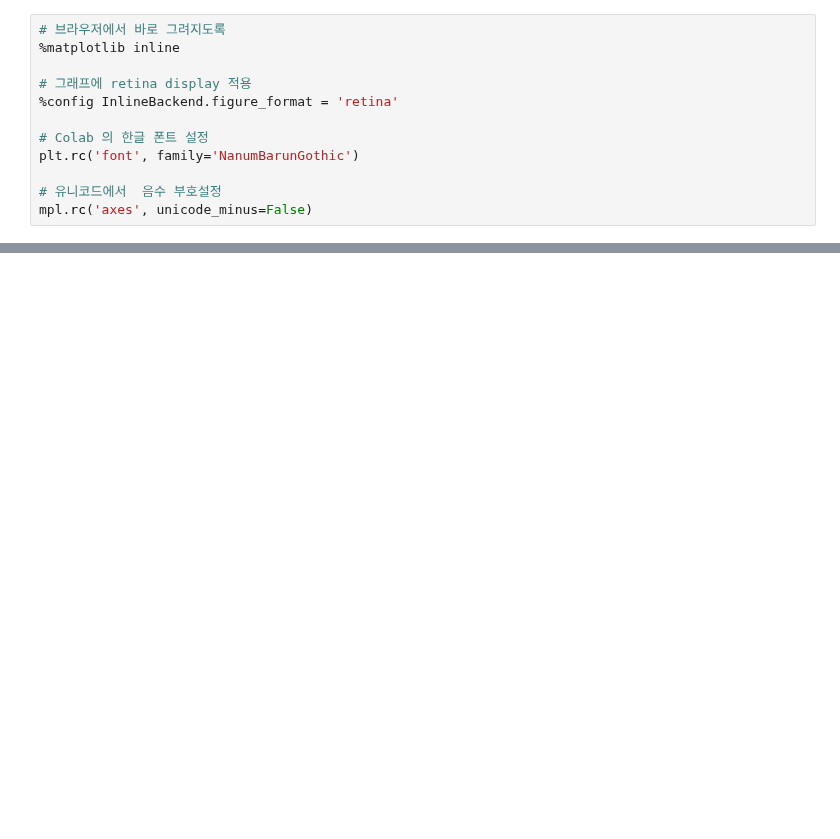
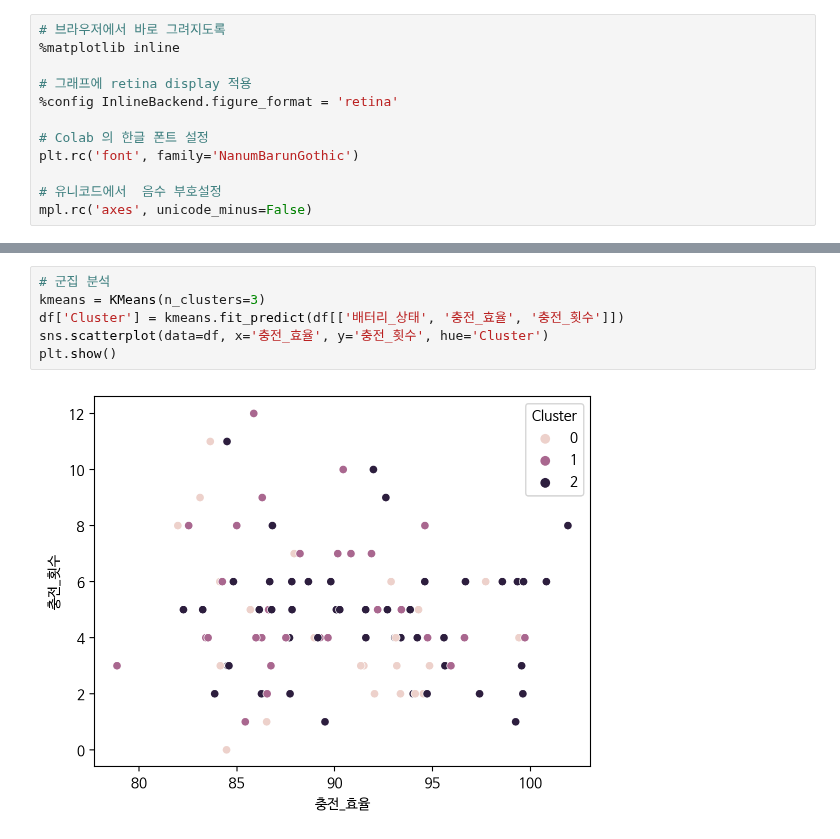
Before and after one commit to arkwith7/aSSIST_ML, a Jupyter notebook: 과제_1_–_충전소_품질_진단_모니터링_서비스_개발.ipynb, the cells around one changed output, grey strips where cells are left out. Drawn from its saved outputs; the diff is of its cells as text; blank space fills up the shorter version.

```diff
--- a/과제_1_–_충전소_품질_진단_모니터링_서비스_개발.ipynb
+++ b/과제_1_–_충전소_품질_진단_모니터링_서비스_개발.ipynb
@@ -114,0 +140,8 @@ plt.show()
+# %%
+# 군집 분석
+kmeans = KMeans(n_clusters=3)
+df['Cluster'] = kmeans.fit_predict(df[['배터리_상태', '충전_효율', '충전_횟수']])
+sns.scatterplot(data=df, x='충전_효율', y='충전_횟수', hue='Cluster')
+plt.show()
+# %% [output]
+[figure, added]
```
Also changed, not shown: parts of 11 cells of this notebook.
